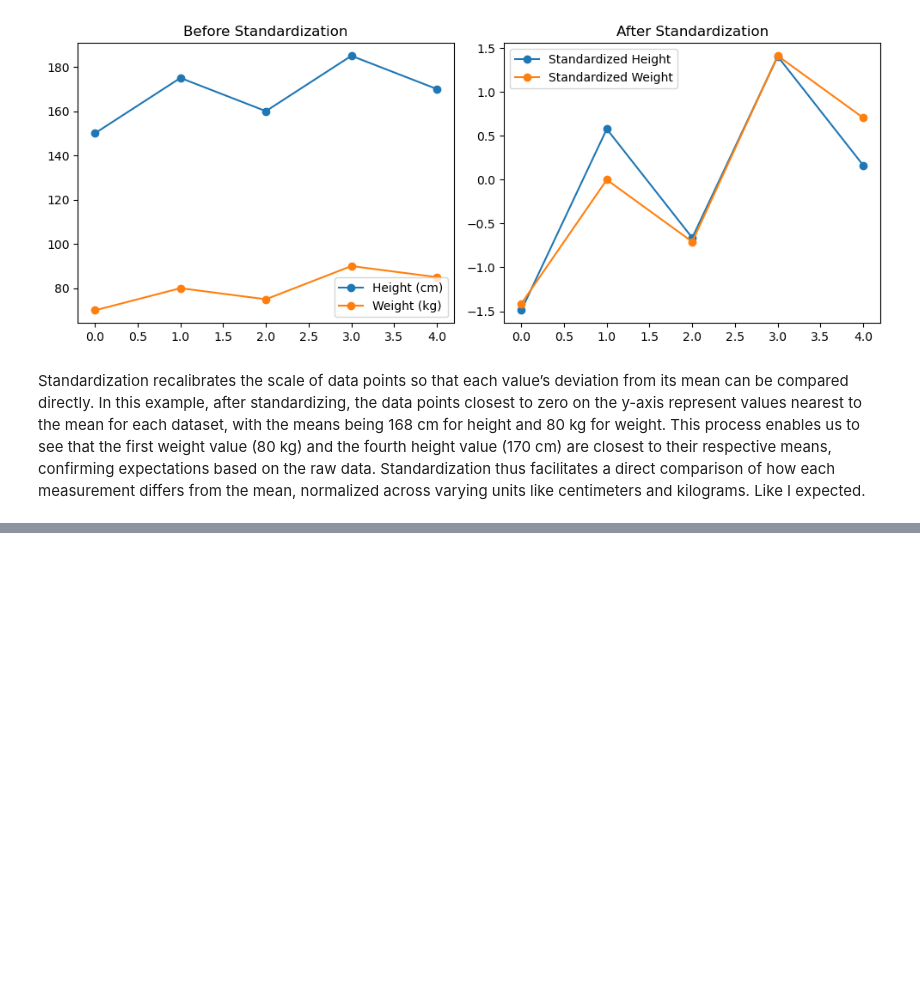
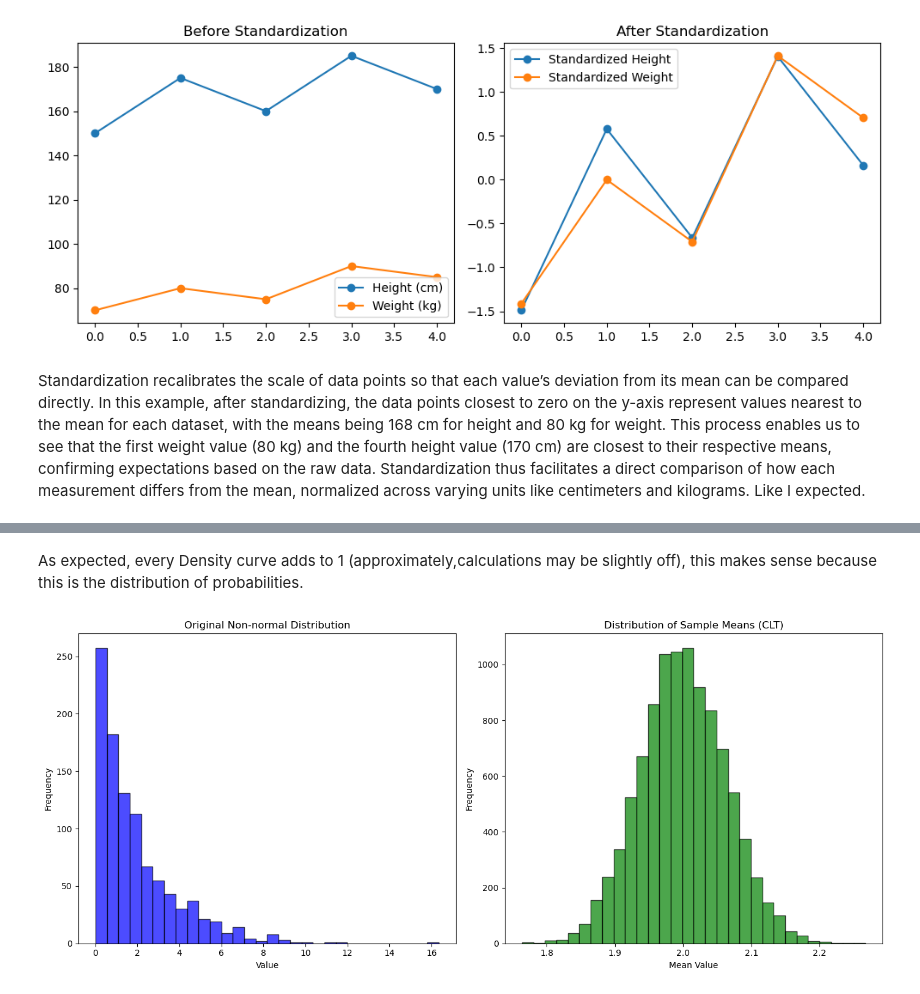
Before and after one commit to freddiek4/F2024_Statisitcal_Compute_UCSB, a Jupyter notebook: Discrete_Continous_Distributions.ipynb, the cells around one changed output, grey strips where cells are left out. Saved outputs shown, nothing was run; the diff lists cells and outputs as text; code cells hidden in the pictures; blank space fills up the shorter version.

Commit message:
ADD: updated distribution simulation

```diff
--- a/Discrete_Continous_Distributions.ipynb
+++ b/Discrete_Continous_Distributions.ipynb
@@ -263,0 +293,23 @@ Standardization recalibrates the scale of data points so that each value’s dev
+# %% [markdown]
+As expected, every Density curve adds to 1 (approximately,calculations may be slightly off), this makes sense because this is the distribution of probabilities.
+# %%
+np.random.seed(42)
+
+original_data = np.random.exponential(scale=2.0, size=1000)
+plt.figure(figsize=(14, 6))
+plt.subplot(1, 2, 1)
+plt.hist(original_data, bins=30, alpha=0.7, color='blue', edgecolor='black')
+plt.title('Original Non-normal Distribution')
+plt.xlabel('Value')
+plt.ylabel('Frequency')
+
+sample_means = [np.mean(np.random.exponential(scale=2.0, size=1000)) for _ in range(10000)]
+plt.subplot(1, 2, 2)
+plt.hist(sample_means, bins=30, alpha=0.7, color='green', edgecolor='black')
+plt.title('Distribution of Sample Means (CLT)')
+plt.xlabel('Mean Value')
+plt.ylabel('Frequency')
+plt.tight_layout()
+plt.show()
+# %% [output]
+[figure, added]
```
Also changed, not shown: parts of 2 cells of this notebook.
